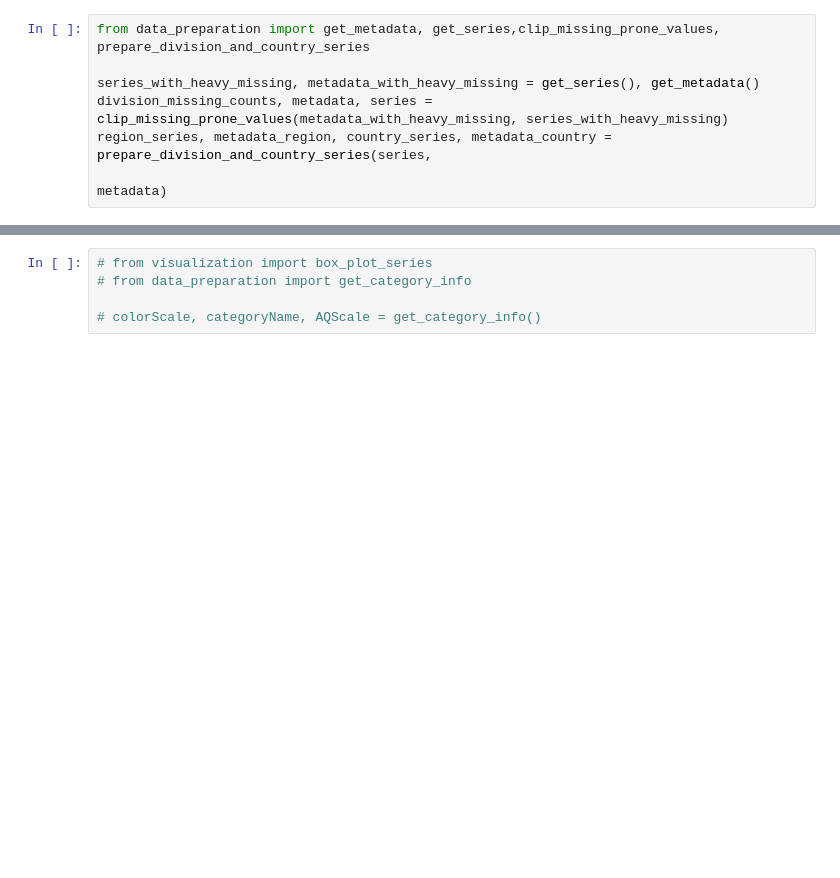
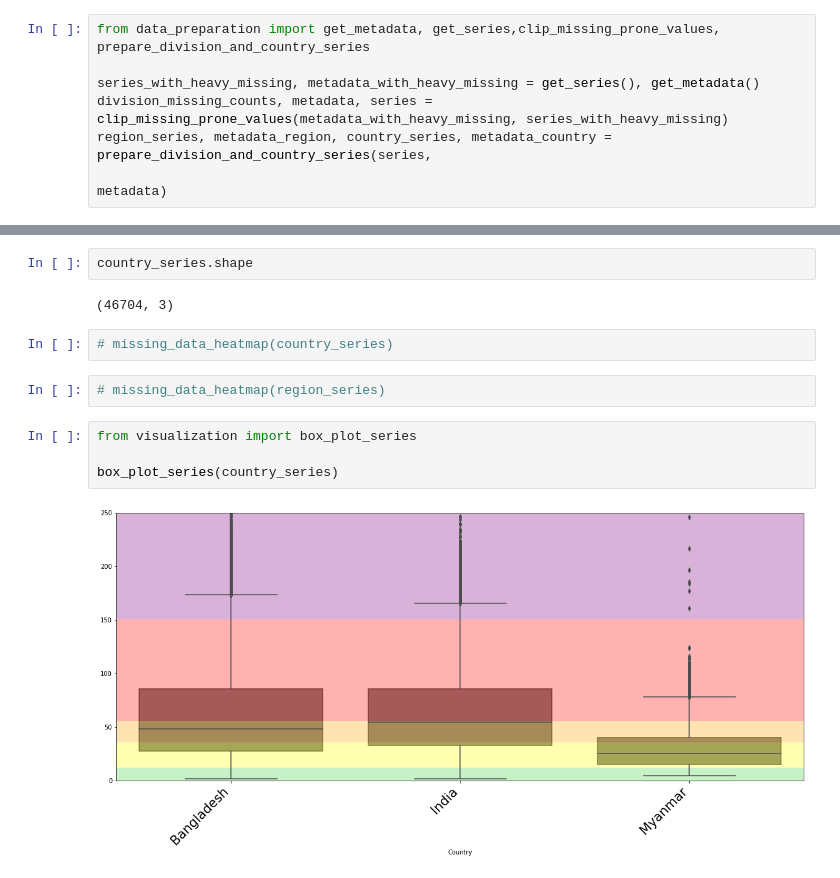
Before and after one commit to asifzmn/Air_Quality_Analysis, a Jupyter notebook: visualization/EDA_time_series.ipynb, the cells around one changed output, grey strips where cells are left out. Cells and saved outputs as stored; diff of their text form; blank space fills up the shorter version.

```diff
--- a/visualization/EDA_time_series.ipynb
+++ b/visualization/EDA_time_series.ipynb
@@ -30,5 +24,14 @@ region_series
-# %%
-# from visualization import box_plot_series
-# from data_preparation import get_category_info
-
-# colorScale, categoryName, AQScale = get_category_info()
+# %%
+country_series.shape
+# %% [output]
+(46704, 3)
+# %%
+# missing_data_heatmap(country_series)
+# %%
+# missing_data_heatmap(region_series)
+# %%
+from visualization import box_plot_series
+
+box_plot_series(country_series)
+# %% [output]
+[figure, added]
```
Also changed, not shown: parts of 10 cells of this notebook, 13 other files.
